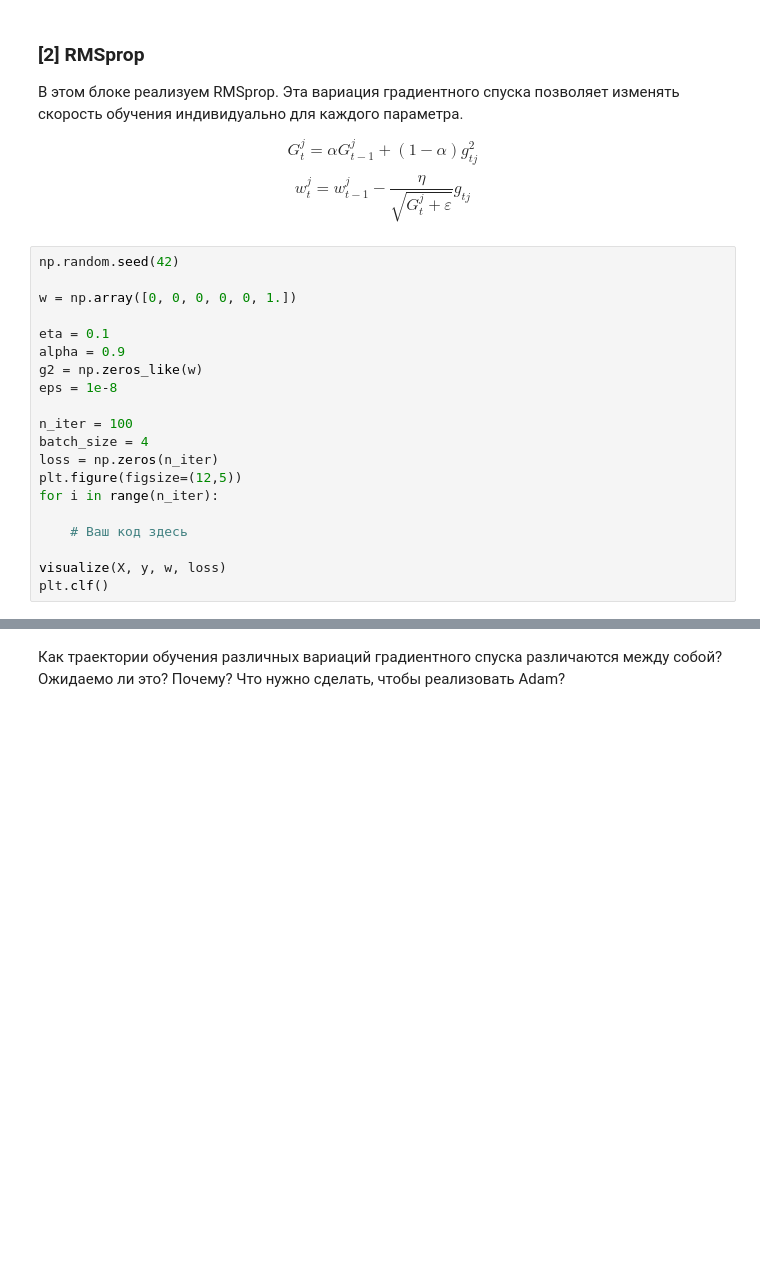
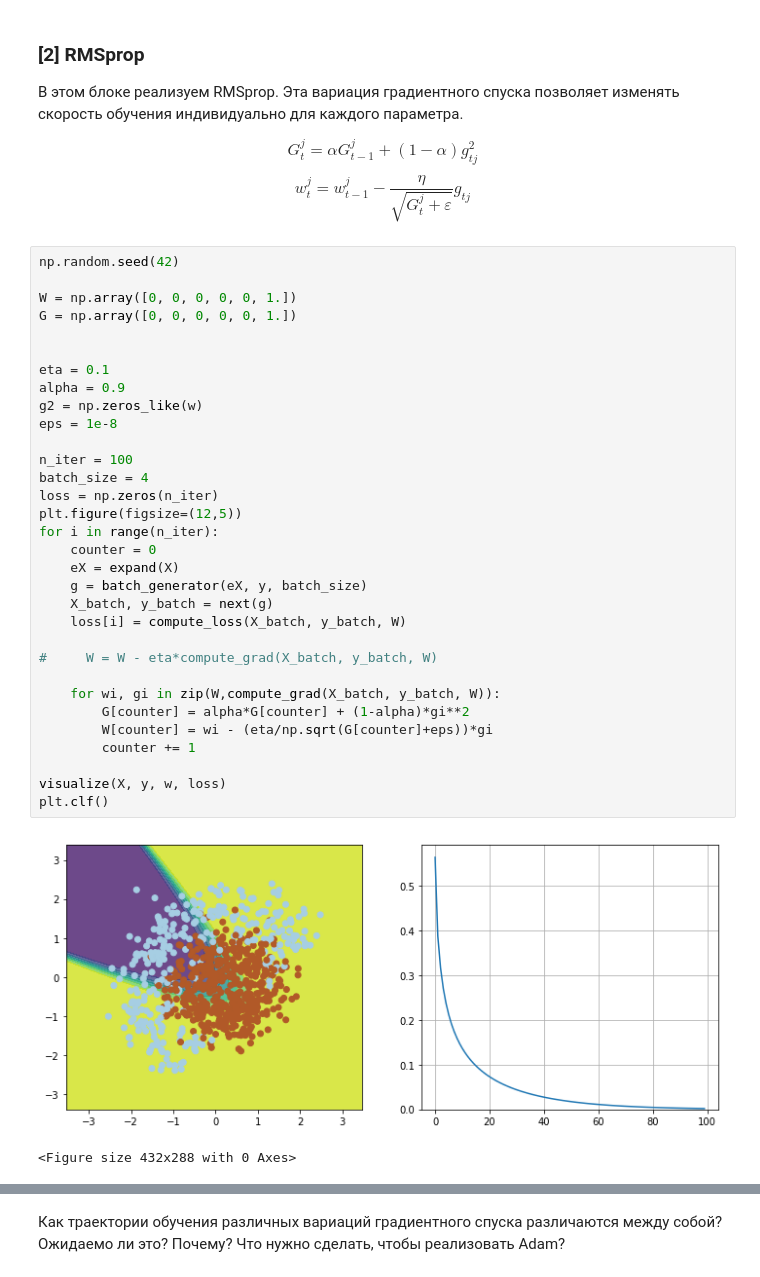
Before and after one commit to care1e55/neural_nets_dpo, a Jupyter notebook: technical_2020/week02/HW2_gradient.ipynb, the cells around one changed output, grey strips where cells are left out. Saved outputs shown, nothing was run; the diff lists cells and outputs as text; blank space fills up the shorter version.

```diff
--- a/technical_2020/week02/HW2_gradient.ipynb
+++ b/technical_2020/week02/HW2_gradient.ipynb
@@ -180,20 +234,35 @@ $$ w_t^j = w_{t-1}^j - \dfrac{\eta}{\sqrt{G_t^j + \varepsilon}} g_{tj} $$
 # %%
 np.random.seed(42)
 
-w = np.array([0, 0, 0, 0, 0, 1.])
+W = np.array([0, 0, 0, 0, 0, 1.])
+G = np.array([0, 0, 0, 0, 0, 1.])
+
 
 eta = 0.1
 alpha = 0.9
 g2 = np.zeros_like(w)
 eps = 1e-8
 
 n_iter = 100
 batch_size = 4
 loss = np.zeros(n_iter)
 plt.figure(figsize=(12,5))
 for i in range(n_iter):
+    counter = 0
+    eX = expand(X)
+    g = batch_generator(eX, y, batch_size)
+    X_batch, y_batch = next(g)
+    loss[i] = compute_loss(X_batch, y_batch, W)
 
-    # Ваш код здесь
+#     W = W - eta*compute_grad(X_batch, y_batch, W)
+
+    for wi, gi in zip(W,compute_grad(X_batch, y_batch, W)):
+        G[counter] = alpha*G[counter] + (1-alpha)*gi**2
+        W[counter] = wi - (eta/np.sqrt(G[counter]+eps))*gi
+        counter += 1
 
 visualize(X, y, w, loss)
 plt.clf()
+# %% [output]
+[figure, added]
+<Figure size 432x288 with 0 Axes>
```
Also changed, not shown: parts of 13 cells of this notebook.
